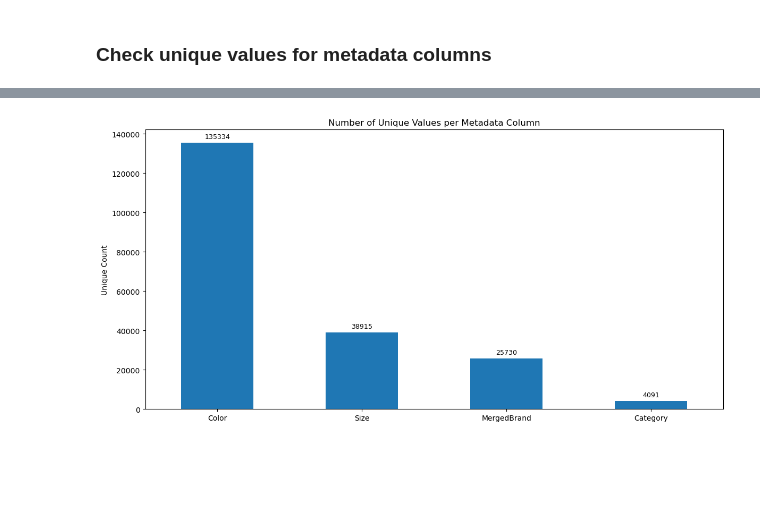
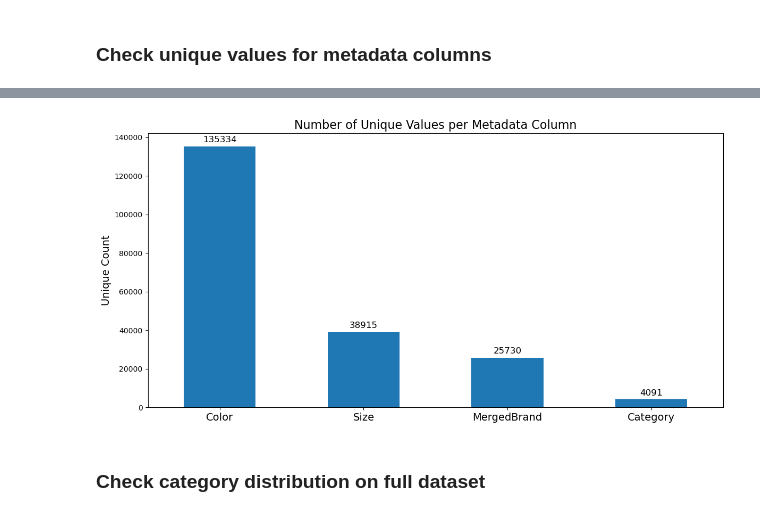
Before and after one commit to FinlyWealth/mds-finly-search, a Jupyter notebook: notebook/eda_frequent_words.ipynb, the cells around one changed output, grey strips where cells are left out. Cells and saved outputs as stored; diff of their text form; code cells hidden in the pictures; blank space fills up the shorter version.

```diff
--- a/notebook/eda_frequent_words.ipynb
+++ b/notebook/eda_frequent_words.ipynb
@@ -96,18 +96,20 @@ Load time: 3.37 seconds
 # %%
 unique_counts = df.nunique().sort_values(ascending=False)
 
 # Plot as bar chart
 plt.figure(figsize=(12, 6))
 ax = unique_counts.plot(kind='bar')
-plt.title("Number of Unique Values per Metadata Column")
-plt.ylabel("Unique Count")
-plt.xticks(rotation=0, ha='center')
+plt.title("Number of Unique Values per Metadata Column", fontsize=16)
+plt.ylabel("Unique Count", fontsize=14)
+plt.xticks(rotation=0, ha='center', fontsize=14)
 
 # Add value labels on top of each bar
 for i, val in enumerate(unique_counts):
-    ax.text(i, val + max(unique_counts) * 0.01, str(val), ha='center', va='bottom', fontsize=9)
+    ax.text(i, val + max(unique_counts) * 0.01, str(val), ha='center', va='bottom', fontsize=12)
 
 plt.tight_layout()
 plt.show()
 # %% [output]
-[figure, old version]
+[figure, new version]
+# %% [markdown]
+### Check category distribution on full dataset
```
Also changed, not shown: parts of 3 cells of this notebook, 5 other files.
